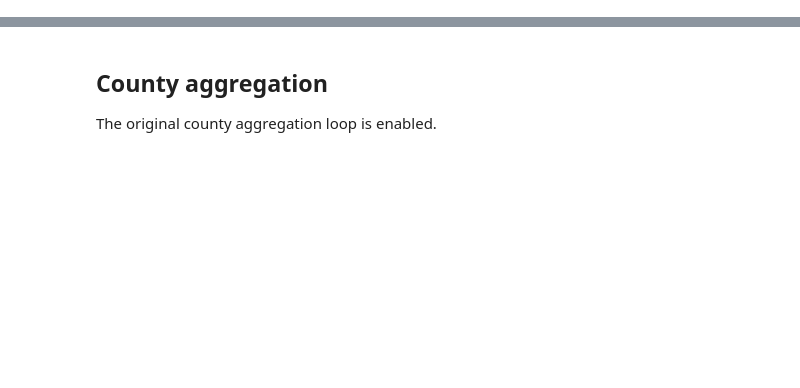
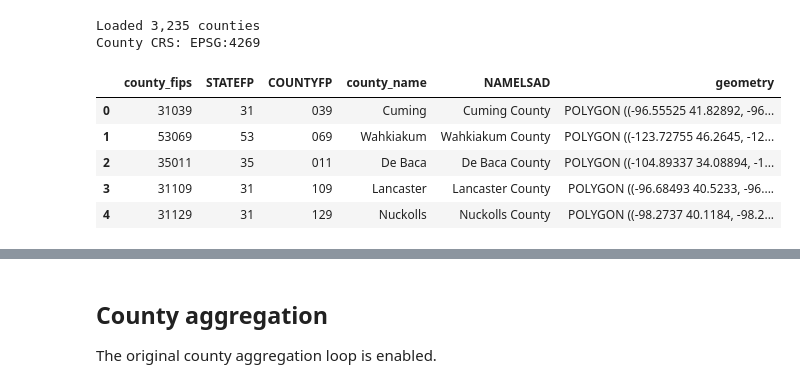
Before and after one commit to KhTJackson/ai-law-datacenter-siting, a Jupyter notebook: scripts/01_CERF_raster_extraction.ipynb, the cells around one changed output, grey strips where cells are left out. Cells and saved outputs as stored; diff of their text form; code cells hidden in the pictures; blank space fills up the shorter version.

```diff
--- a/scripts/01_CERF_raster_extraction.ipynb
+++ b/scripts/01_CERF_raster_extraction.ipynb
@@ -114,18 +167,28 @@ raster_profile
 # %%
 # Load U.S. county boundaries
 COUNTY_URL = "https://www2.census.gov/geo/tiger/TIGER2024/COUNTY/tl_2024_us_county.zip"
 counties = gpd.read_file(COUNTY_URL)[
     ["GEOID", "STATEFP", "COUNTYFP", "NAME", "NAMELSAD", "geometry"]
 ].copy()
 
-counties = counties.rename(columns={"GEOID": "county_fips", "NAME": "county_name"})
+counties = counties.rename(
+    columns={"GEOID": "county_fips", "NAME": "county_name"})
 counties["STATEFP"] = counties["STATEFP"].astype(str).str.zfill(2)
 counties["COUNTYFP"] = counties["COUNTYFP"].astype(str).str.zfill(3)
 counties["county_fips"] = counties["county_fips"].astype(str).str.zfill(5)
 
 print(f"Loaded {len(counties):,} counties")
 print("County CRS:", counties.crs)
 counties.head()
+# %% [output]
+Loaded 3,235 counties
+County CRS: EPSG:4269
+|  | county_fips | STATEFP | COUNTYFP | county_name | NAMELSAD | geometry |
+| 0 | 31039 | 31 | 039 | Cuming | Cuming County | POLYGON ((-96.55525 41.82892, -96... |
+| 1 | 53069 | 53 | 069 | Wahkiakum | Wahkiakum County | POLYGON ((-123.72755 46.2645, -12... |
+| 2 | 35011 | 35 | 011 | De Baca | De Baca County | POLYGON ((-104.89337 34.08894, -1... |
+| 3 | 31109 | 31 | 109 | Lancaster | Lancaster County | POLYGON ((-96.68493 40.5233, -96.... |
+| 4 | 31129 | 31 | 129 | Nuckolls | Nuckolls County | POLYGON ((-98.2737 40.1184, -98.2... |
 # %%
 # County aggregation rules
 raster_config = {
```
Also changed, not shown: parts of 10 cells of this notebook, 5 other files.
